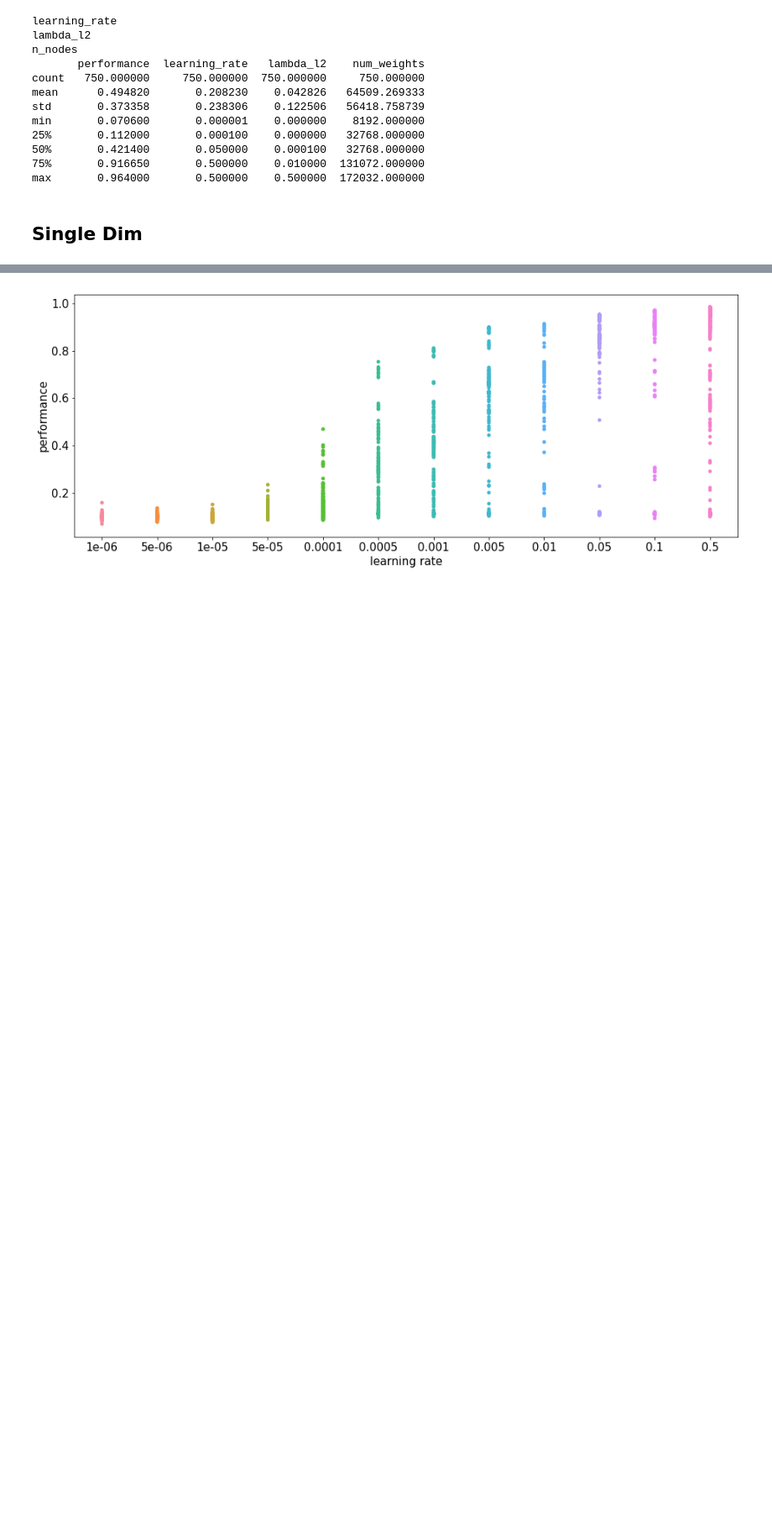
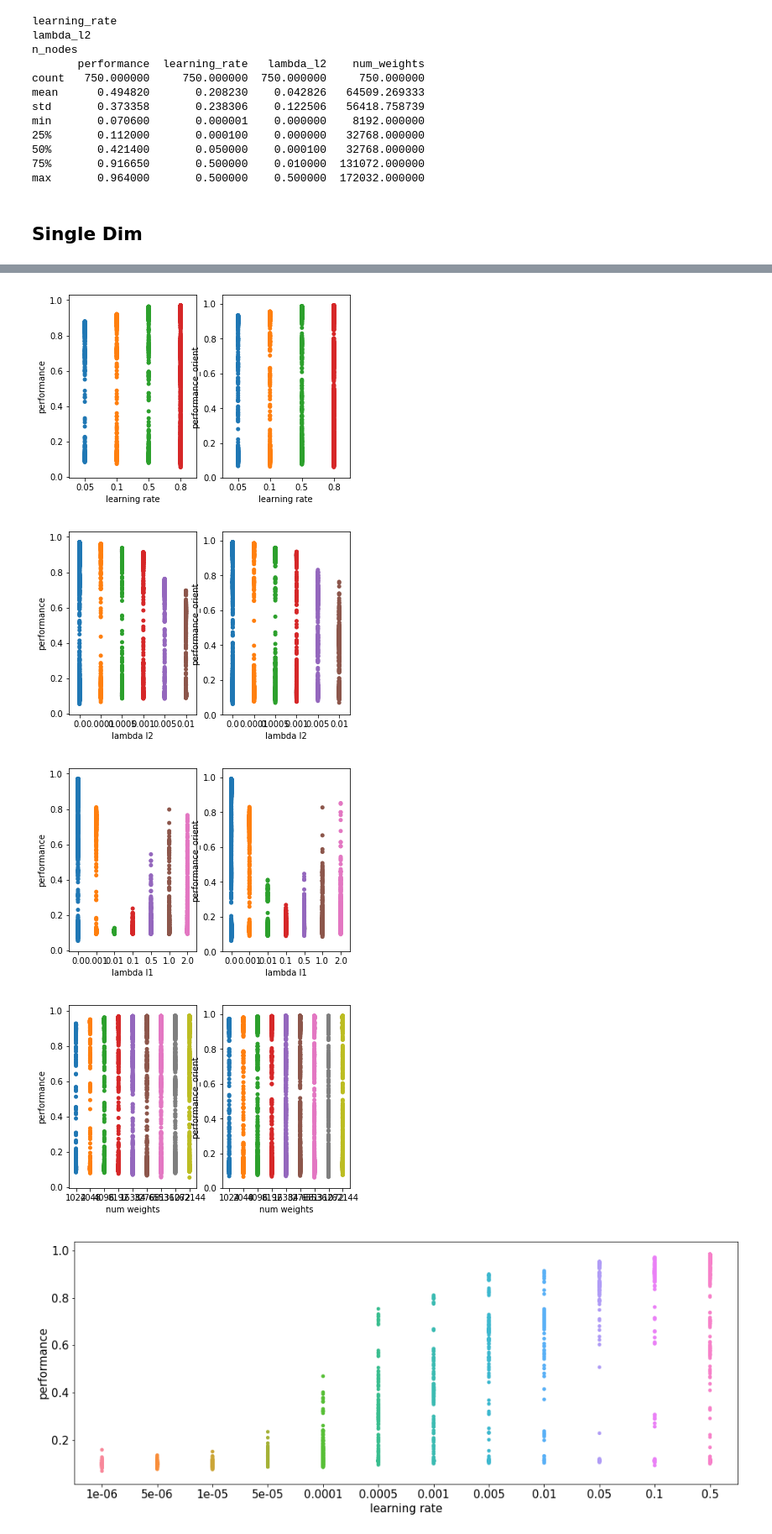
Before and after one commit to kashefy/transform, a Jupyter notebook: notebooks/trials.ipynb, the cells around one changed output, grey strips where cells are left out. Shown at 84% size. Drawn from its saved outputs; the diff is of its cells as text; code cells hidden in the pictures; blank space fills up the shorter version.

```diff
--- a/notebooks/trials.ipynb
+++ b/notebooks/trials.ipynb
@@ -467,3 +450,22 @@ min       0.070600       0.000001    0.000000    8192.000000
 max       0.964000       0.500000    0.500000  172032.000000
 # %% [markdown]
 ## Single Dim
+# %%
+fpath_list = [#'/home/kashefy/models/ae/hyper/t0_25/trials.pkl', # for debugging
+#               '/home/kashefy/models/ae/mnist/hyper/2017-10-26/trials.pkl',
+#                 '/home/kashefy/models/ae/mnist/hyper/2017-10-27/trials.pkl'
+#                 '/home/kashefy/models/ae/mnist/hyper/2017-10-27_3/trials.pkl',
+#                 '/home/kashefy/models/ae/mnist/hyper/2017-10-31/trials.pkl',
+
+#                 '/home/kashefy/models/ae/mnist/hyper/2017-11-06a/trials.pkl',
+#                 '/home/kashefy/models/ae/mnist/hyper/2017-11-06ar/trials.pkl',
+                '/home/kashefy/models/ae/mnist/hyper/2017-11-06rm/trials.pkl',
+                '/home/kashefy/models/ae/mnist/hyper/2017-11-06rm_ro/trials.pkl',
+                '/home/kashefy/models/ae/mnist/hyper/2017-11-06rm_o/trials.pkl',
+                '/home/kashefy/models/ae/mnist/hyper/2017-12hooklcq/trials.pkl',
+                '/home/kashefy/models/ae/mnist/hyper/2017-12hooklcq2/trials.pkl',
+                '/home/kashefy/models/ae/mnist/hyper/2017-12h/trials.pkl',
+                '/home/kashefy/models/ae/mnist/hyper/2017-12hlc/trials.pkl',
+                '/home/kashefy/models/ae/mnist/hyper/1803h/trials.pkl',
+             ]
+df = tu.trials2DataFrame(fpath_list)
@@ -470,3 +481,27 @@ max       0.964000       0.500000    0.500000  172032.000000
+# %%
+df0 = df.copy()
+space_dim_names = ['learning_rate', 'lambda_l2', 'lambda_l1', 'num_weights']
+df = df.query('task_recognition == True and task_orientation == False')
+for dname in space_dim_names:
+    plt.figure()
+    for pidx, pname in enumerate(['performance', 'performance_orient']):
+        plt.subplot(1,2, pidx+1)
+        if dname == 'n_nodes':
+            dsubst = 'num_weights'
+            ax = sns.stripplot(x=dsubst, y=pname, data=df)
+#             ax = sns.boxplot(x=dsubst, y=pname, data=df)
+            labels = [df[df[dsubst]==int(l.get_text())].iloc[0][dname] for l in ax.get_xticklabels()]
+            ax.set_xticklabels(labels)
+        else:
+            ax = sns.stripplot(x=dname, y=pname, data=df)
+#             ax = sns.boxplot(x=dname, y=pname, data=df)
+        ax.set(xlabel=dname.replace('_', ' '))
+df = df0.copy()
+# %% [output]
+[figure, added]
+[figure, added]
+[figure, added]
+[figure, added]
 # %%
 df0 = df.copy()
 df = df.query('task_recognition == True and task_orientation == False')
```
Also changed, not shown: parts of 15 cells of this notebook, 2 other files.
